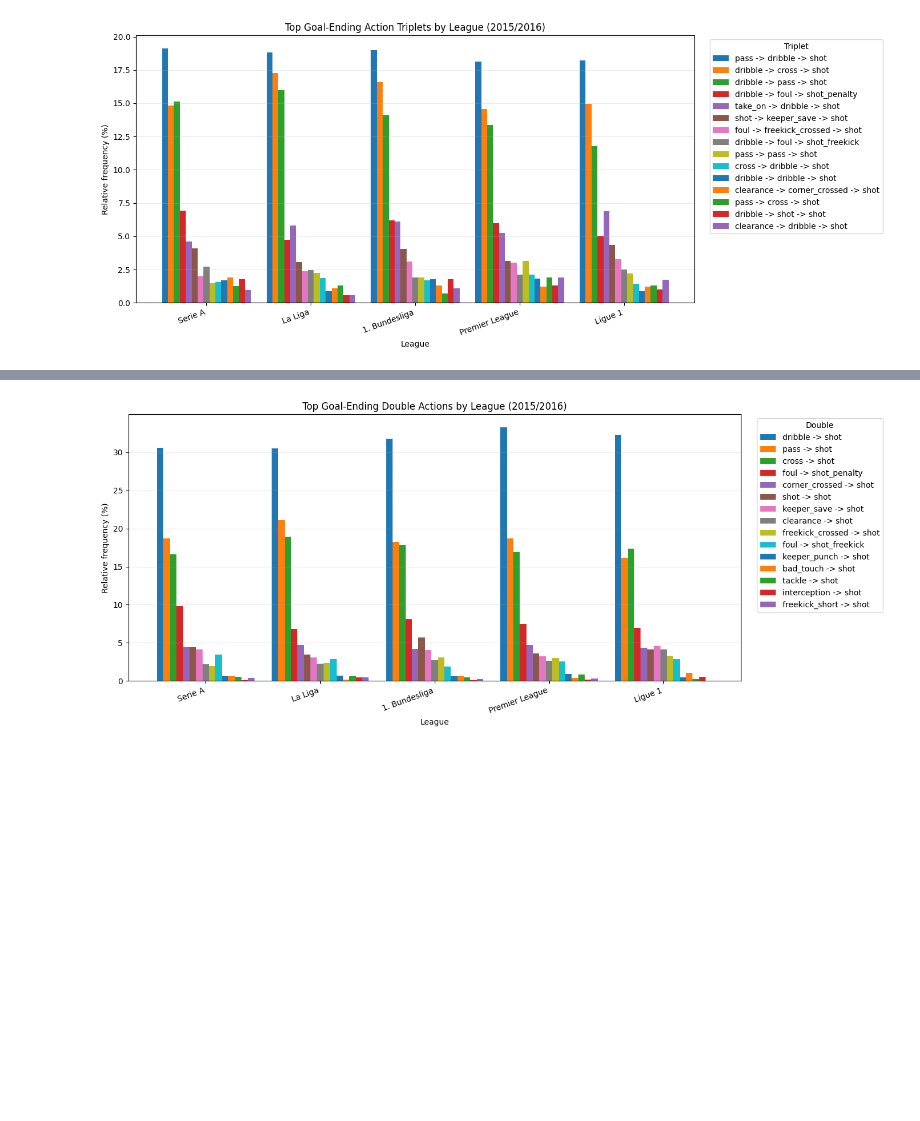
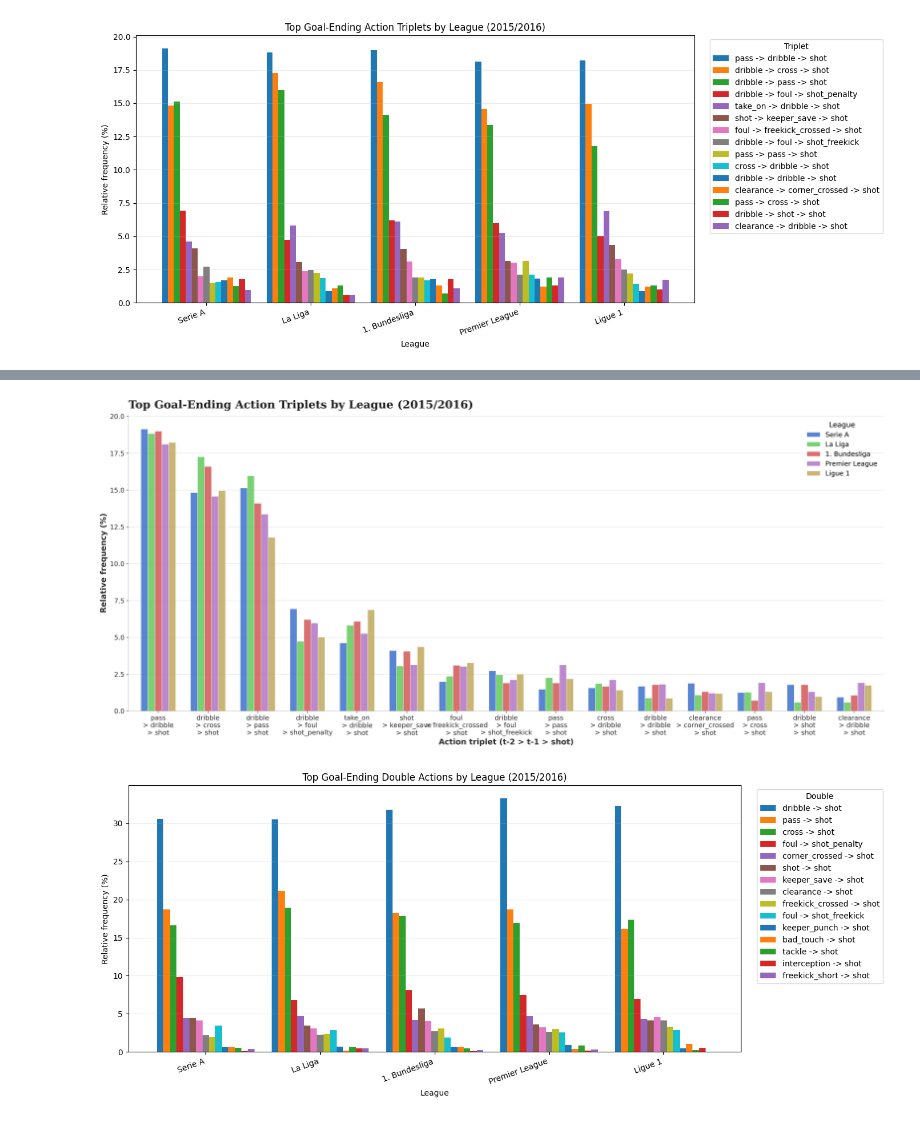
Before and after one commit to clissa/transfer-learning-for-football-AI, a Jupyter notebook: notebooks/prior-concept shift.ipynb, the cells around one changed output, grey strips where cells are left out. Saved outputs shown, nothing was run; the diff lists cells and outputs as text; code cells hidden in the pictures; blank space fills up the shorter version.

```diff
--- a/notebooks/prior-concept shift.ipynb
+++ b/notebooks/prior-concept shift.ipynb
@@ -340,3 +963,46 @@ plt.show()
+# %%
+n_triplets = len(plot_table)
+n_leagues = len(plot_table.columns)
+x = np.arange(n_triplets)
+bar_width = 0.14
+palette = ["#4878CF", "#6ACC65", "#D65F5F", "#B47CC7", "#C4AD66"]
+
+fig, ax = plt.subplots(figsize=(15, 6), dpi=200)
+fig.patch.set_facecolor("white")
+ax.set_facecolor("white")
+
+for j, (league, color) in enumerate(zip(plot_table.columns, palette)):
+    offset = (j - n_leagues / 2 + 0.5) * bar_width
+    ax.bar(x + offset, plot_table[league], width=bar_width, label=league,
+           color=color, alpha=0.88, edgecolor="white", linewidth=0.5)
+
+short_labels = [t.replace(" -> ", " > ") for t in plot_table.index]
+ax.set_xticks(x)
+ax.set_xticklabels(short_labels, rotation=35, ha="right", fontsize=9)
+
+ax.set_title(f"Top Goal-Ending Action Triplets by League ({selected_season})",
+    fontsize=14, fontweight="semibold", color="#222222", loc="left", pad=10,
+    fontfamily="DejaVu Serif")
+ax.set_xlabel("Action triplet (t−2 > t−1 > shot)", fontsize=11, fontweight="semibold", color="#2f2f2f")
+ax.set_ylabel("Relative frequency (%)", fontsize=11, fontweight="semibold", color="#2f2f2f")
+
+ax.legend(title="League", title_fontsize=10, fontsize=9, frameon=False, loc="upper right", ncol=1)
+
+ax.grid(axis="y", linestyle="-", linewidth=0.5, alpha=0.25, color="#9aa0a6")
+ax.set_axisbelow(True)
+ax.tick_params(axis="y", labelsize=10, colors="#333333")
+ax.tick_params(axis="x", colors="#333333")
+ax.spines["top"].set_visible(False)
+ax.spines["right"].set_visible(False)
+ax.spines["left"].set_color("#bdbdbd")
+ax.spines["bottom"].set_color("#bdbdbd")
+ax.set_xlim(-0.5, n_triplets - 0.5)
+ax.set_ylim(bottom=0)
+
+plt.tight_layout()
+plt.show()
+# %% [output]
+[figure, added]
 # %%
 # Goal-ending DOUBLE actions (t-1 -> t) across top-5 leagues for one season
 selected_season = "2015/2016"
```
Also changed, not shown: parts of 10 cells of this notebook, 1 other file.
